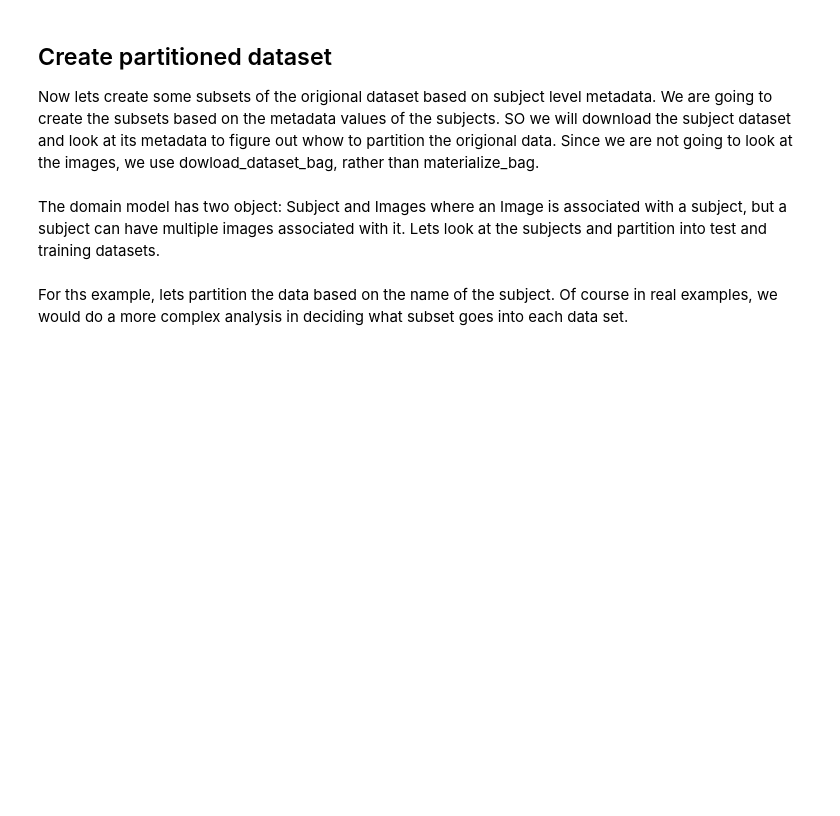
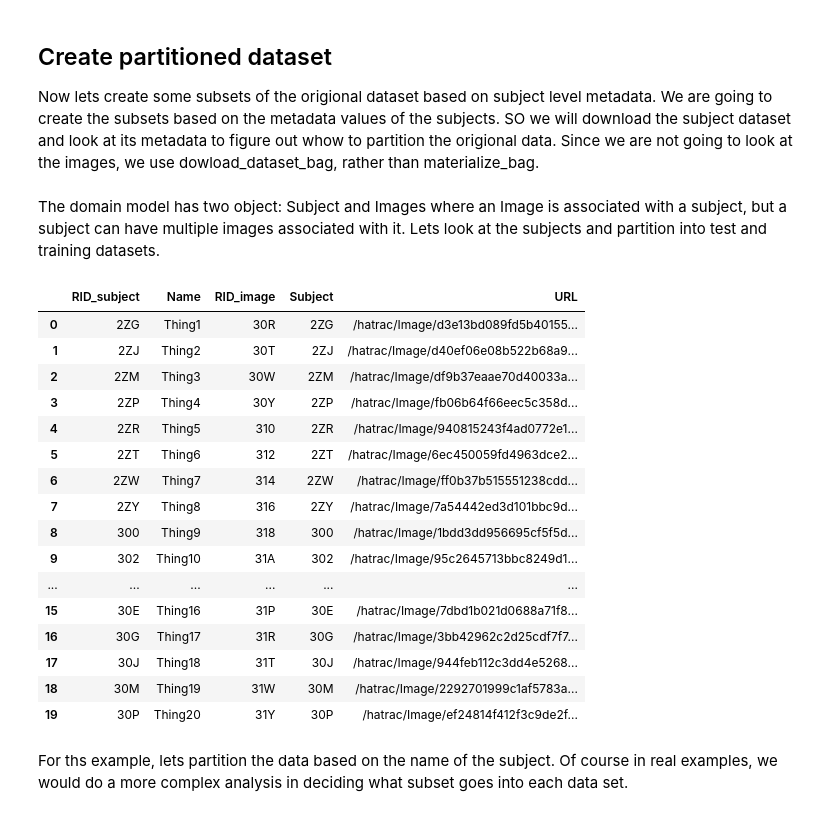
Before and after one commit to informatics-isi-edu/deriva-ml, a Jupyter notebook: deriva_ml/Notebooks/DerivaML Dataset.ipynb, the cells around one changed output. Saved outputs shown, nothing was run; the diff lists cells and outputs as text; code cells hidden in the pictures; blank space fills up the shorter version.

```diff
--- a/deriva_ml/Notebooks/DerivaML Dataset.ipynb
+++ b/deriva_ml/Notebooks/DerivaML Dataset.ipynb
@@ -92,9 +96,29 @@ The domain model has two object: Subject and Images where an Image is associated
 # %%
 # Get information about the subjects.....
 subject_df = dataset_bag.get_table_as_dataframe('Subject')[['RID', 'Name']]
 image_df = dataset_bag.get_table_as_dataframe('Image')[['RID', 'Subject', 'URL']]
 metadata_df = subject_df.join(image_df, lsuffix="_subject", rsuffix="_image")
-display(metadata_df)
+display(
+    Markdown('### Subject Metadata'),
+    metadata_df)
+# %% [output]
+|  | RID_subject | Name | RID_image | Subject | URL |
+| 0 | 2ZG | Thing1 | 30R | 2ZG | /hatrac/Image/d3e13bd089fd5b40155... |
+| 1 | 2ZJ | Thing2 | 30T | 2ZJ | /hatrac/Image/d40ef06e08b522b68a9... |
+| 2 | 2ZM | Thing3 | 30W | 2ZM | /hatrac/Image/df9b37eaae70d40033a... |
+| 3 | 2ZP | Thing4 | 30Y | 2ZP | /hatrac/Image/fb06b64f66eec5c358d... |
+| 4 | 2ZR | Thing5 | 310 | 2ZR | /hatrac/Image/940815243f4ad0772e1... |
+| 5 | 2ZT | Thing6 | 312 | 2ZT | /hatrac/Image/6ec450059fd4963dce2... |
+| 6 | 2ZW | Thing7 | 314 | 2ZW | /hatrac/Image/ff0b37b515551238cdd... |
+| 7 | 2ZY | Thing8 | 316 | 2ZY | /hatrac/Image/7a54442ed3d101bbc9d... |
+| 8 | 300 | Thing9 | 318 | 300 | /hatrac/Image/1bdd3dd956695cf5f5d... |
+| 9 | 302 | Thing10 | 31A | 302 | /hatrac/Image/95c2645713bbc8249d1... |
+| ... | ... | ... | ... | ... | ... |
+| 15 | 30E | Thing16 | 31P | 30E | /hatrac/Image/7dbd1b021d0688a71f8... |
+| 16 | 30G | Thing17 | 31R | 30G | /hatrac/Image/3bb42962c2d25cdf7f7... |
+| 17 | 30J | Thing18 | 31T | 30J | /hatrac/Image/944feb112c3dd4e5268... |
+| 18 | 30M | Thing19 | 31W | 30M | /hatrac/Image/2292701999c1af5783a... |
+| 19 | 30P | Thing20 | 31Y | 30P | /hatrac/Image/ef24814f412f3c9de2f... |
 # %% [markdown]
 For ths example, lets partition the data based on the name of the subject.  Of course in real examples, we would do a more complex analysis in deciding
 what subset goes into each data set.
```
Also changed, not shown: parts of 8 cells of this notebook.
